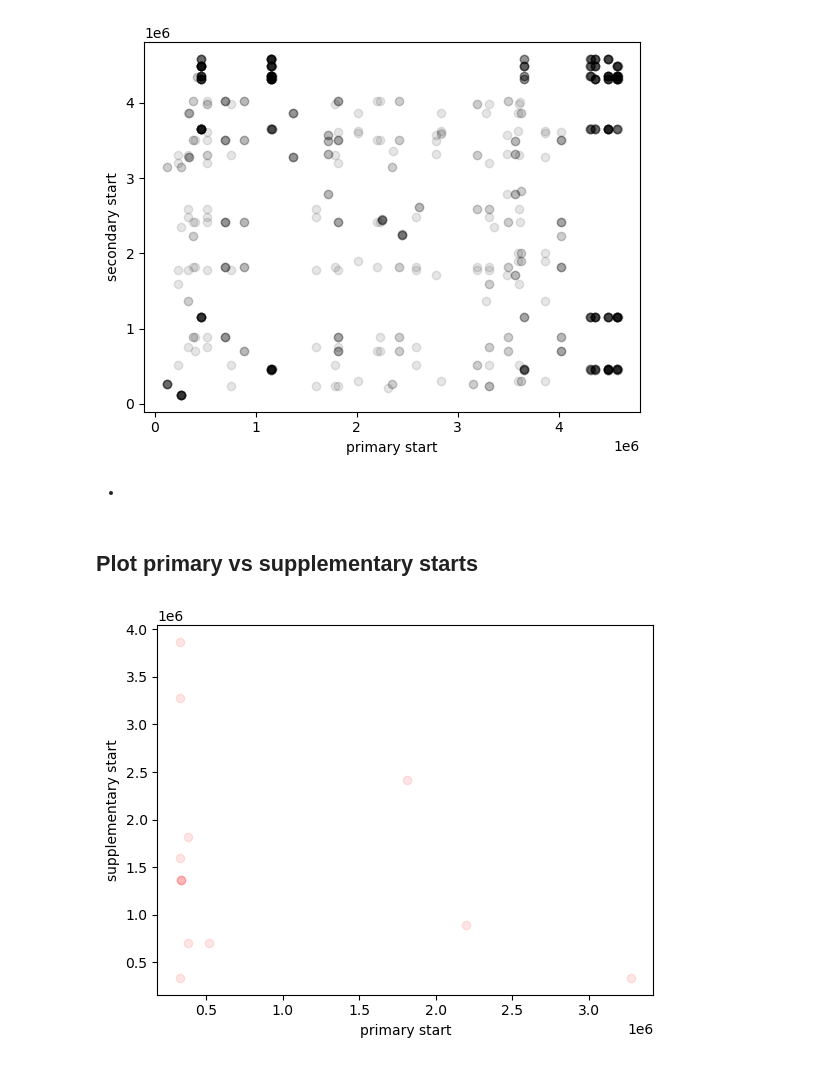
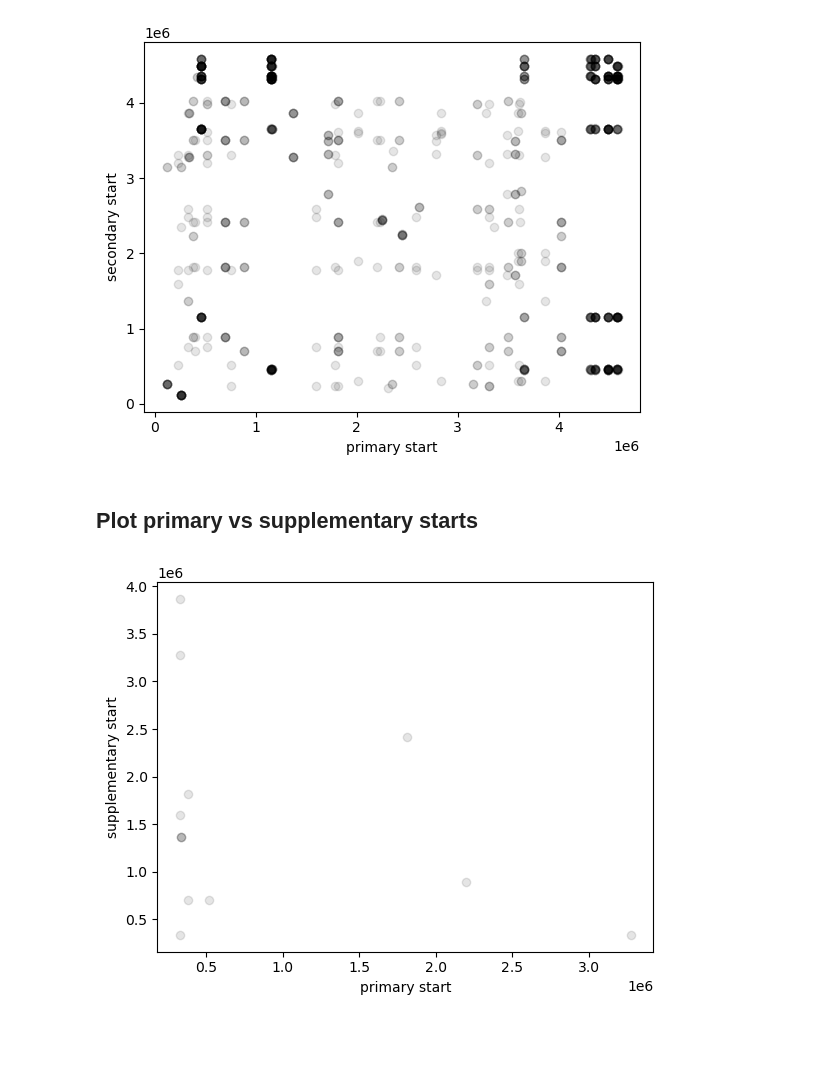
Before and after one commit to mmolari/sp_supplementary_reads, a Jupyter notebook: drafts/Extract_sec.ipynb, the cells around one changed output. Saved outputs shown, nothing was run; the diff lists cells and outputs as text; code cells hidden in the pictures; blank space fills up the shorter version.

```diff
--- a/drafts/Extract_sec.ipynb
+++ b/drafts/Extract_sec.ipynb
@@ -12,6 +12,9 @@ import pandas as pd
 import matplotlib.pyplot as plt
 # %%
 def sec_query_list(sam_file):
+    '''
+    Return a list of query names with secondary mappings on a SAM file.
+    '''
     secondary = []
     with pysam.AlignmentFile(sam_file) as af:
         for read in af:
@@ -20,17 +23,20 @@ def sec_query_list(sam_file):
     return np.unique(secondary)
 # %%
 def get_real_query_start_end(sam_start, sam_end, query_length, cigar_tuples, forward):
+    '''
+    Return tuple of start and end position of query on reference.
+    '''
     hc = 0 if cigar_tuples[0][0] != 5 else cigar_tuples[0][1]
     if forward:
         return sam_start + hc, sam_end + hc
     else:
         return query_length - hc - sam_start, query_length - hc - sam_end
 # %%
-sam_file = "../results/reads.sorted.bam"
-csv_file = "../results/sec_reads_info.csv"
+sam_file = "../results/2022-09-21_amoxicillin_run_vial_14_time_14/reads.sorted.bam"
+csv_file = "../results/2022-09-21_amoxicillin_run_vial_14_time_14/sec_reads_info.csv"
 
+# Write csv with info about queries with secondary mappings
 secondary = sec_query_list(sam_file)
-
 df = []
 with pysam.AlignmentFile(sam_file) as af:
     for read in af:
@@ -109,17 +115,15 @@ plt.savefig("../results/figures/extract_sec_secondary.png")
 plt.show()
 # %% [output]
 [figure]
-# %% [markdown]
--
 # %% [markdown]
 ## Plot primary vs supplementary starts
 # %%
 for q in query_ids:
     for s in q["supplementary"]:
-        plt.scatter(q["primary"],s,c=color,alpha=0.1)
+        plt.scatter(q["primary"],s,c='k',alpha=0.1)
 plt.xlabel("primary start")
 plt.ylabel("supplementary start")
-plt.savefig("../results/figures/extract_sec_supplementary.png")
+plt.savefig("../results/2022-09-21_amoxicillin_run_vial_14_time_14/figures/extract_sec_supplementary.png")
 plt.show()
 # %% [output]
-[figure, old version]
+[figure, new version]
```
Also changed, not shown: parts of 1 cell of this notebook, 6 other files.
